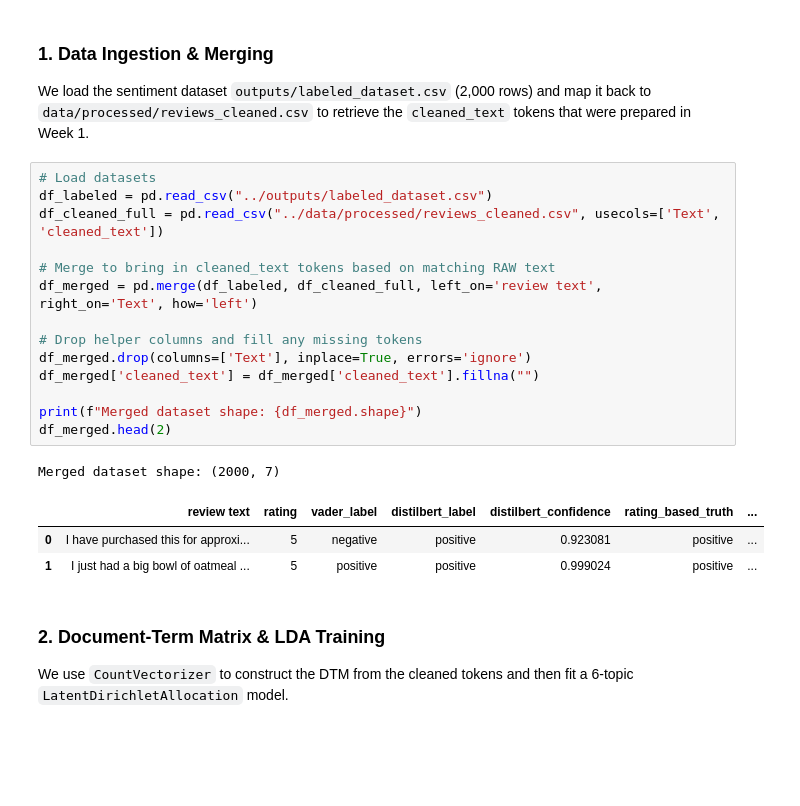
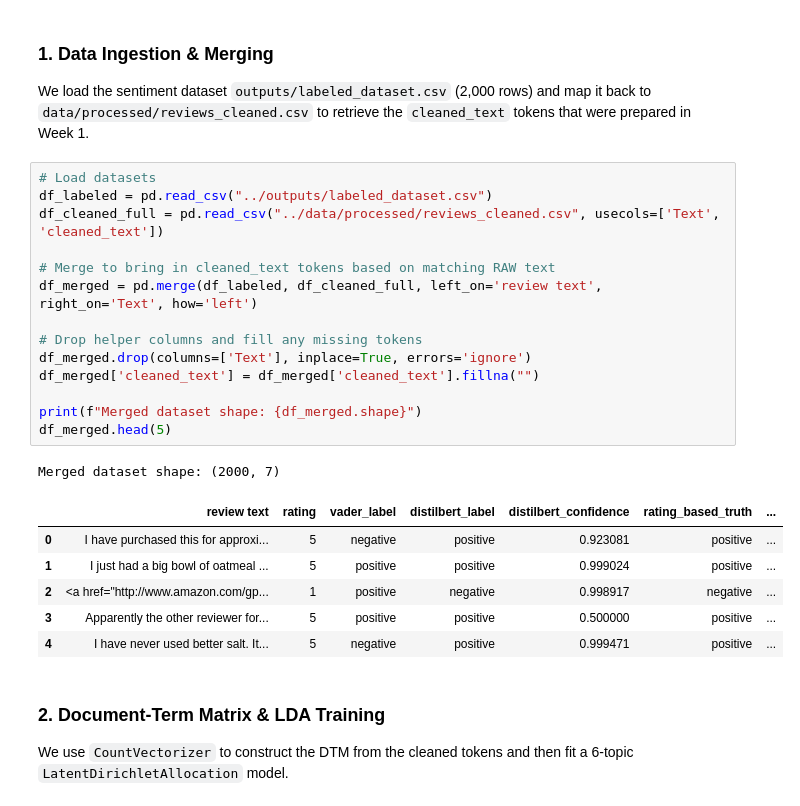
Before and after one commit to ali7540/nlp-1, a Jupyter notebook: notebooks/week3_topics_entities.ipynb, the cells around one changed output. Cells and saved outputs as stored; diff of their text form; blank space fills up the shorter version.

```diff
--- a/notebooks/week3_topics_entities.ipynb
+++ b/notebooks/week3_topics_entities.ipynb
@@ -41,22 +41,25 @@ We load the sentiment dataset `outputs/labeled_dataset.csv` (2,000 rows) and map
 # %%
 # Load datasets
 df_labeled = pd.read_csv("../outputs/labeled_dataset.csv")
 df_cleaned_full = pd.read_csv("../data/processed/reviews_cleaned.csv", usecols=['Text', 'cleaned_text'])
 
 # Merge to bring in cleaned_text tokens based on matching RAW text
 df_merged = pd.merge(df_labeled, df_cleaned_full, left_on='review text', right_on='Text', how='left')
 
 # Drop helper columns and fill any missing tokens
 df_merged.drop(columns=['Text'], inplace=True, errors='ignore')
 df_merged['cleaned_text'] = df_merged['cleaned_text'].fillna("")
 
 print(f"Merged dataset shape: {df_merged.shape}")
-df_merged.head(2)
+df_merged.head(5)
 # %% [output]
 Merged dataset shape: (2000, 7)
 |  | review text | rating | vader_label | distilbert_label | distilbert_confidence | rating_based_truth | ... |
 | 0 | I have purchased this for approxi... | 5 | negative | positive | 0.923081 | positive | ... |
 | 1 | I just had a big bowl of oatmeal ... | 5 | positive | positive | 0.999024 | positive | ... |
+| 2 | <a href="http://www.amazon.com/gp... | 1 | positive | negative | 0.998917 | negative | ... |
+| 3 | Apparently the other reviewer for... | 5 | positive | positive | 0.500000 | positive | ... |
+| 4 | I have never used better salt. It... | 5 | negative | positive | 0.999471 | positive | ... |
 # %% [markdown]
 ### 2. Document-Term Matrix & LDA Training
 
```
Also changed, not shown: 7 other files.
